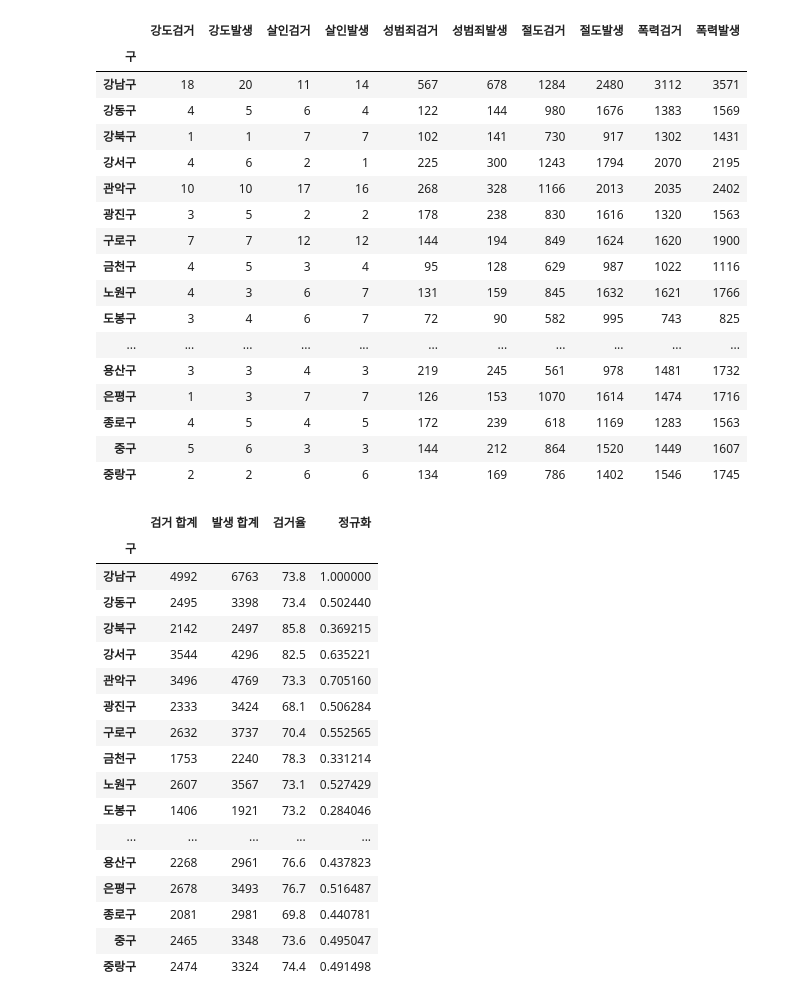
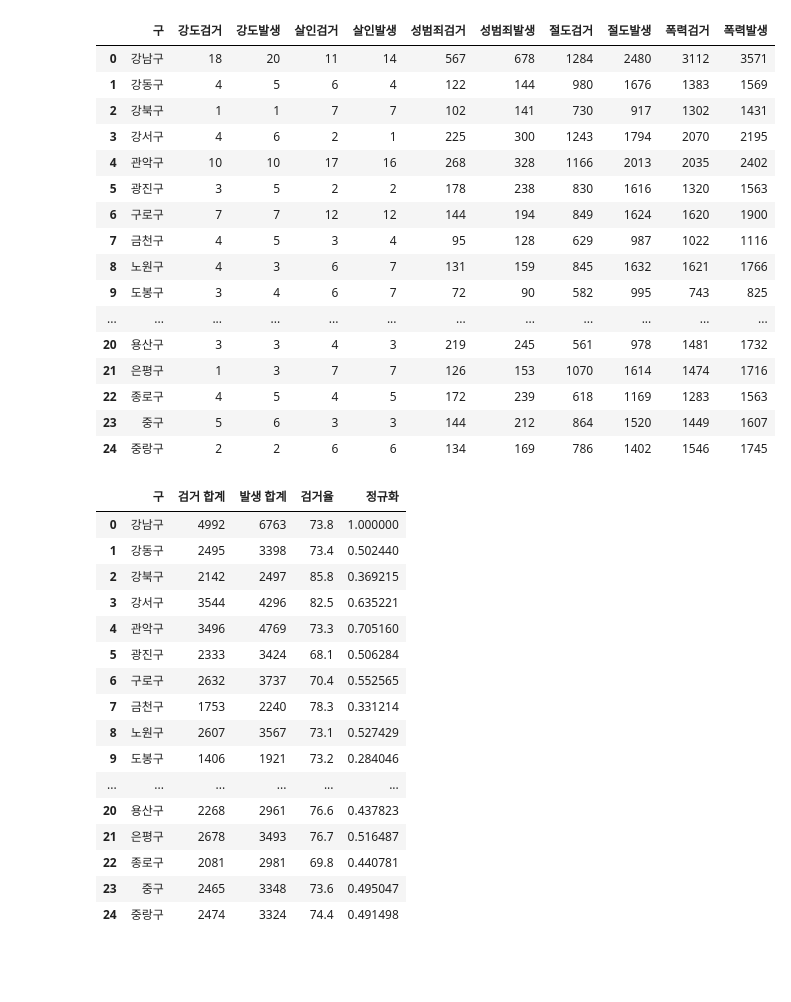
Before and after one commit to addinedu-ros-9th/eda-repo-2, a Jupyter notebook: data_analysis/Crime.ipynb, the cells around one changed output. Cells and saved outputs as stored; diff of their text form; code cells hidden in the pictures; blank space fills up the shorter version.

```diff
--- a/data_analysis/Crime.ipynb
+++ b/data_analysis/Crime.ipynb
@@ -1,7 +1,7 @@
 # %%
 import pandas as pd
 
-crime_raw_data = pd.read_csv('./data/2023년.csv', encoding='euc-kr')
+crime_raw_data = pd.read_csv('/home/seo/dev_ws/eda/data/2023년.csv', encoding='euc-kr')
 
 crime_raw_data['죄종'] = crime_raw_data['죄종'].replace('강간,추행', '강간')
 
@@ -15,6 +15,8 @@ tmp = crime_station.columns.get_level_values(0) + \
     crime_station.columns.get_level_values(1)
 
 crime_station.columns = tmp
+
+
 
 crime_station.rename(
     columns={
@@ -39,51 +41,53 @@ real_gu = {
     "은평구": ["서부", "은평"],
     "서대문구": ["서대문"],
     "마포구": ["마포"],
     "양천구": ["양천"],
     "강서구": ["강서"],
     "구로구": ["구로"],
     "금천구": ["금천"],
     "영등포구": ["영등포"],
     "동작구": ["동작"],
     "관악구": ["관악"],
     "서초구": ["방배", "서초"],
     "강남구": ["강남", "수서"],
     "송파구": ["송파"],
     "강동구": ["강동"],
 }
 
 tmp_gu = []
 
 for station in crime_station.index:
     for gu_name, station_name in real_gu.items():
         if station in station_name:
             tmp_gu.append(gu_name)
 
 crime_station["구"] = tmp_gu
 
 crime_gu = crime_station.pivot_table(index="구", aggfunc="sum")
 
+# 구 컬럼을 일반 컬럼으로 변경, 인덱스 제거
+crime_gu = crime_gu.reset_index()
+
 
 crime_gu
 # %% [output]
-|  | 강도검거 | 강도발생 | 살인검거 | 살인발생 | 성범죄검거 | 성범죄발생 | 절도검거 | 절도발생 | 폭력검거 | 폭력발생 |
-| 구 |  |  |  |  |  |  |  |  |  |  |
-| 강남구 | 18 | 20 | 11 | 14 | 567 | 678 | 1284 | 2480 | 3112 | 3571 |
-| 강동구 | 4 | 5 | 6 | 4 | 122 | 144 | 980 | 1676 | 1383 | 1569 |
-| 강북구 | 1 | 1 | 7 | 7 | 102 | 141 | 730 | 917 | 1302 | 1431 |
-| 강서구 | 4 | 6 | 2 | 1 | 225 | 300 | 1243 | 1794 | 2070 | 2195 |
-| 관악구 | 10 | 10 | 17 | 16 | 268 | 328 | 1166 | 2013 | 2035 | 2402 |
-| 광진구 | 3 | 5 | 2 | 2 | 178 | 238 | 830 | 1616 | 1320 | 1563 |
-| 구로구 | 7 | 7 | 12 | 12 | 144 | 194 | 849 | 1624 | 1620 | 1900 |
-| 금천구 | 4 | 5 | 3 | 4 | 95 | 128 | 629 | 987 | 1022 | 1116 |
-| 노원구 | 4 | 3 | 6 | 7 | 131 | 159 | 845 | 1632 | 1621 | 1766 |
-| 도봉구 | 3 | 4 | 6 | 7 | 72 | 90 | 582 | 995 | 743 | 825 |
-| ... | ... | ... | ... | ... | ... | ... | ... | ... | ... | ... |
-| 용산구 | 3 | 3 | 4 | 3 | 219 | 245 | 561 | 978 | 1481 | 1732 |
-| 은평구 | 1 | 3 | 7 | 7 | 126 | 153 | 1070 | 1614 | 1474 | 1716 |
-| 종로구 | 4 | 5 | 4 | 5 | 172 | 239 | 618 | 1169 | 1283 | 1563 |
-| 중구 | 5 | 6 | 3 | 3 | 144 | 212 | 864 | 1520 | 1449 | 1607 |
-| 중랑구 | 2 | 2 | 6 | 6 | 134 | 169 | 786 | 1402 | 1546 | 1745 |
+|  | 구 | 강도검거 | 강도발생 | 살인검거 | 살인발생 | 성범죄검거 | 성범죄발생 | 절도검거 | 절도발생 | 폭력검거 | 폭력발생 |
+| 0 | 강남구 | 18 | 20 | 11 | 14 | 567 | 678 | 1284 | 2480 | 3112 | 3571 |
+| 1 | 강동구 | 4 | 5 | 6 | 4 | 122 | 144 | 980 | 1676 | 1383 | 1569 |
+| 2 | 강북구 | 1 | 1 | 7 | 7 | 102 | 141 | 730 | 917 | 1302 | 1431 |
+| 3 | 강서구 | 4 | 6 | 2 | 1 | 225 | 300 | 1243 | 1794 | 2070 | 2195 |
+| 4 | 관악구 | 10 | 10 | 17 | 16 | 268 | 328 | 1166 | 2013 | 2035 | 2402 |
+| 5 | 광진구 | 3 | 5 | 2 | 2 | 178 | 238 | 830 | 1616 | 1320 | 1563 |
+| 6 | 구로구 | 7 | 7 | 12 | 12 | 144 | 194 | 849 | 1624 | 1620 | 1900 |
+| 7 | 금천구 | 4 | 5 | 3 | 4 | 95 | 128 | 629 | 987 | 1022 | 1116 |
+| 8 | 노원구 | 4 | 3 | 6 | 7 | 131 | 159 | 845 | 1632 | 1621 | 1766 |
+| 9 | 도봉구 | 3 | 4 | 6 | 7 | 72 | 90 | 582 | 995 | 743 | 825 |
+| ... | ... | ... | ... | ... | ... | ... | ... | ... | ... | ... | ... |
+| 20 | 용산구 | 3 | 3 | 4 | 3 | 219 | 245 | 561 | 978 | 1481 | 1732 |
+| 21 | 은평구 | 1 | 3 | 7 | 7 | 126 | 153 | 1070 | 1614 | 1474 | 1716 |
+| 22 | 종로구 | 4 | 5 | 4 | 5 | 172 | 239 | 618 | 1169 | 1283 | 1563 |
+| 23 | 중구 | 5 | 6 | 3 | 3 | 144 | 212 | 864 | 1520 | 1449 | 1607 |
+| 24 | 중랑구 | 2 | 2 | 6 | 6 | 134 | 169 | 786 | 1402 | 1546 | 1745 |
 # %%
 # 검거 칼럼들만 합산
 sum_arrest = crime_gu[['강도검거', '살인검거', '성범죄검거', '절도검거', '폭력검거']].sum(axis=1)
@@ -103,23 +107,22 @@ crime_gu['검거율'] = (crime_gu['검거 합계'] / crime_gu['발생 합계'])
 crime_gu['검거율'] = crime_gu['검거율'].round(1)
 
 # 결과 확인
-crime_gu[['검거 합계', '발생 합계', '검거율','정규화']]
+crime_gu[['구','검거 합계', '발생 합계', '검거율','정규화']]
 # %% [output]
-|  | 검거 합계 | 발생 합계 | 검거율 | 정규화 |
-| 구 |  |  |  |  |
-| 강남구 | 4992 | 6763 | 73.8 | 1.000000 |
-| 강동구 | 2495 | 3398 | 73.4 | 0.502440 |
-| 강북구 | 2142 | 2497 | 85.8 | 0.369215 |
-| 강서구 | 3544 | 4296 | 82.5 | 0.635221 |
-| 관악구 | 3496 | 4769 | 73.3 | 0.705160 |
-| 광진구 | 2333 | 3424 | 68.1 | 0.506284 |
-| 구로구 | 2632 | 3737 | 70.4 | 0.552565 |
-| 금천구 | 1753 | 2240 | 78.3 | 0.331214 |
-| 노원구 | 2607 | 3567 | 73.1 | 0.527429 |
-| 도봉구 | 1406 | 1921 | 73.2 | 0.284046 |
-| ... | ... | ... | ... | ... |
-| 용산구 | 2268 | 2961 | 76.6 | 0.437823 |
-| 은평구 | 2678 | 3493 | 76.7 | 0.516487 |
-| 종로구 | 2081 | 2981 | 69.8 | 0.440781 |
-| 중구 | 2465 | 3348 | 73.6 | 0.495047 |
-| 중랑구 | 2474 | 3324 | 74.4 | 0.491498 |
+|  | 구 | 검거 합계 | 발생 합계 | 검거율 | 정규화 |
+| 0 | 강남구 | 4992 | 6763 | 73.8 | 1.000000 |
+| 1 | 강동구 | 2495 | 3398 | 73.4 | 0.502440 |
+| 2 | 강북구 | 2142 | 2497 | 85.8 | 0.369215 |
+| 3 | 강서구 | 3544 | 4296 | 82.5 | 0.635221 |
+| 4 | 관악구 | 3496 | 4769 | 73.3 | 0.705160 |
+| 5 | 광진구 | 2333 | 3424 | 68.1 | 0.506284 |
+| 6 | 구로구 | 2632 | 3737 | 70.4 | 0.552565 |
+| 7 | 금천구 | 1753 | 2240 | 78.3 | 0.331214 |
+| 8 | 노원구 | 2607 | 3567 | 73.1 | 0.527429 |
+| 9 | 도봉구 | 1406 | 1921 | 73.2 | 0.284046 |
+| ... | ... | ... | ... | ... | ... |
+| 20 | 용산구 | 2268 | 2961 | 76.6 | 0.437823 |
+| 21 | 은평구 | 2678 | 3493 | 76.7 | 0.516487 |
+| 22 | 종로구 | 2081 | 2981 | 69.8 | 0.440781 |
+| 23 | 중구 | 2465 | 3348 | 73.6 | 0.495047 |
+| 24 | 중랑구 | 2474 | 3324 | 74.4 | 0.491498 |
```
Also changed, not shown: parts of 5 cells of this notebook, 2 other files.
